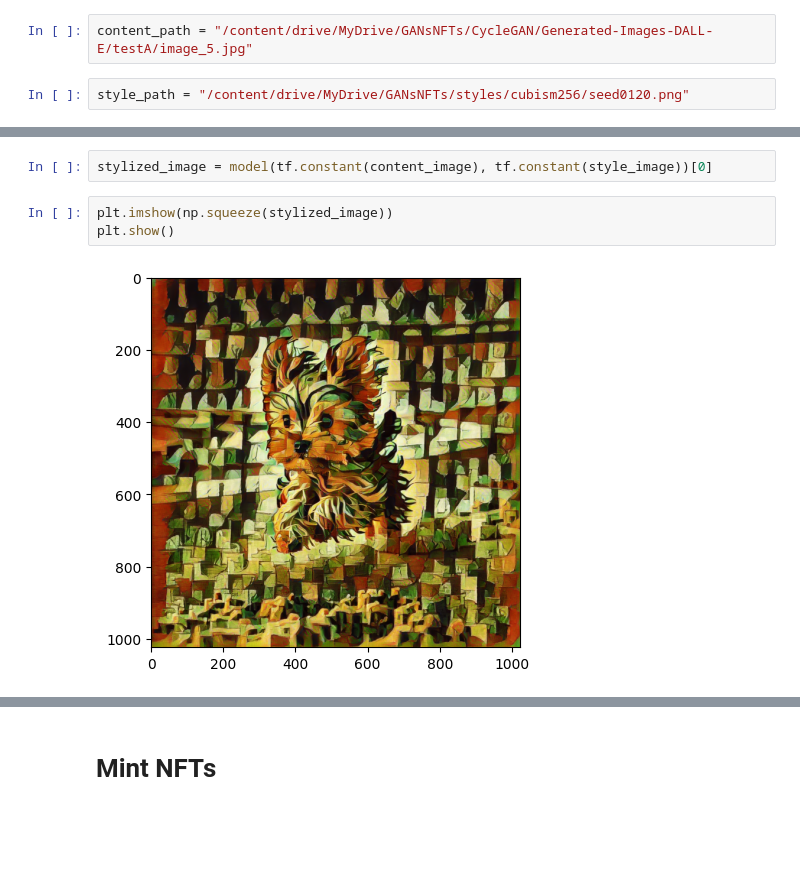
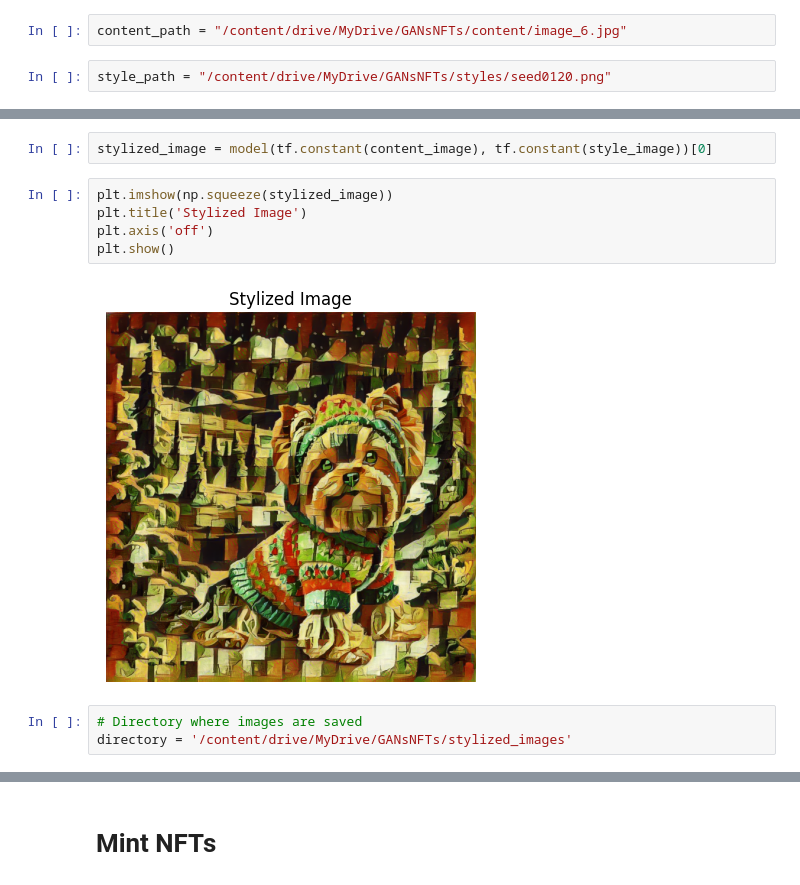
Before and after one commit to emrehangorgec/GANsNFTs, a Jupyter notebook: Generative_Art_NFTs.ipynb, the cells around one changed output, grey strips where cells are left out. Cells and saved outputs as stored; diff of their text form; blank space fills up the shorter version.

```diff
--- a/Generative_Art_NFTs.ipynb
+++ b/Generative_Art_NFTs.ipynb
@@ -191,9 +139,9 @@ import cv2
 # %%
 model = hub.load('https://tfhub.dev/google/magenta/arbitrary-image-stylization-v1-256/2')
 # %%
-content_path = "/content/drive/MyDrive/GANsNFTs/CycleGAN/Generated-Images-DALL-E/testA/image_5.jpg"
+content_path = "/content/drive/MyDrive/GANsNFTs/content/image_6.jpg"
 # %%
-style_path = "/content/drive/MyDrive/GANsNFTs/styles/cubism256/seed0120.png"
+style_path = "/content/drive/MyDrive/GANsNFTs/styles/seed0120.png"
 # %%
 def load_image(img_path):
     img = tf.io.read_file(img_path)
@@ -230,6 +178,11 @@ plt.show()
 stylized_image = model(tf.constant(content_image), tf.constant(style_image))[0]
 # %%
 plt.imshow(np.squeeze(stylized_image))
+plt.title('Stylized Image')
+plt.axis('off')
 plt.show()
 # %% [output]
-[figure, old version]
+[figure, new version]
+# %%
+# Directory where images are saved
+directory = '/content/drive/MyDrive/GANsNFTs/stylized_images'
```
Also changed, not shown: parts of 14 cells of this notebook.
